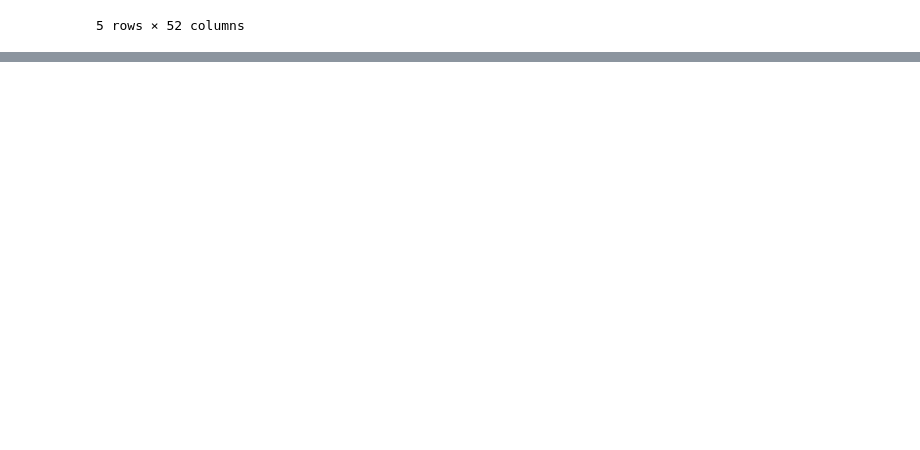
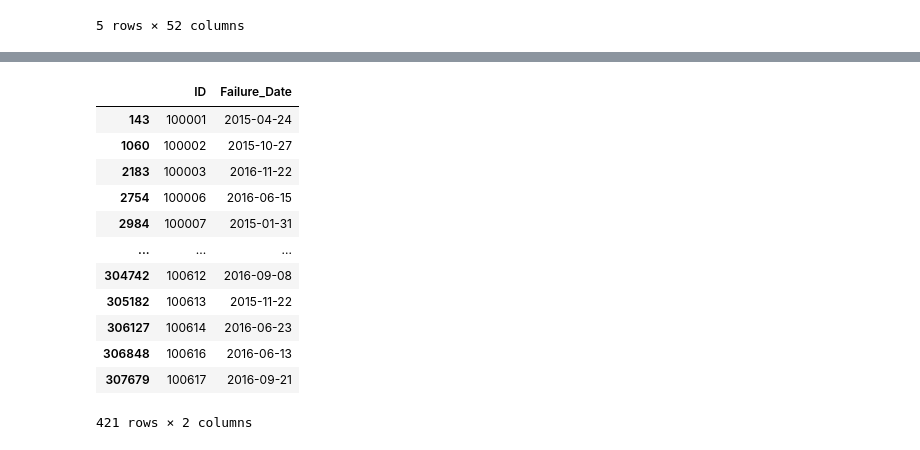
Before and after one commit to amitsas94/equipment_failure, a Jupyter notebook: components/EDA_equipment_failure.ipynb, the cells around one changed output, grey strips where cells are left out. Saved outputs shown, nothing was run; the diff lists cells and outputs as text; code cells hidden in the pictures; blank space fills up the shorter version.

```diff
--- a/components/EDA_equipment_failure.ipynb
+++ b/components/EDA_equipment_failure.ipynb
@@ -385,0 +410,20 @@ df2.head()
+# %%
+df_fail = df3[df3['EQUIPMENT_FAILURE'] == 1]
+df_fail = df_fail[['ID', 'DATE']]
+df_fail.rename(columns={'DATE':'Failure_Date'}, inplace=True)
+df_fail.sort_values(by=['ID'], ascending=[True], inplace=True)
+df_fail
+# %% [output]
+|  | ID | Failure_Date |
+| 143 | 100001 | 2015-04-24 |
+| 1060 | 100002 | 2015-10-27 |
+| 2183 | 100003 | 2016-11-22 |
+| 2754 | 100006 | 2016-06-15 |
+| 2984 | 100007 | 2015-01-31 |
+| ... | ... | ... |
+| 304742 | 100612 | 2016-09-08 |
+| 305182 | 100613 | 2015-11-22 |
+| 306127 | 100614 | 2016-06-23 |
+| 306848 | 100616 | 2016-06-13 |
+| 307679 | 100617 | 2016-09-21 |
+421 rows × 2 columns
```
Also changed, not shown: parts of 10 cells of this notebook.
